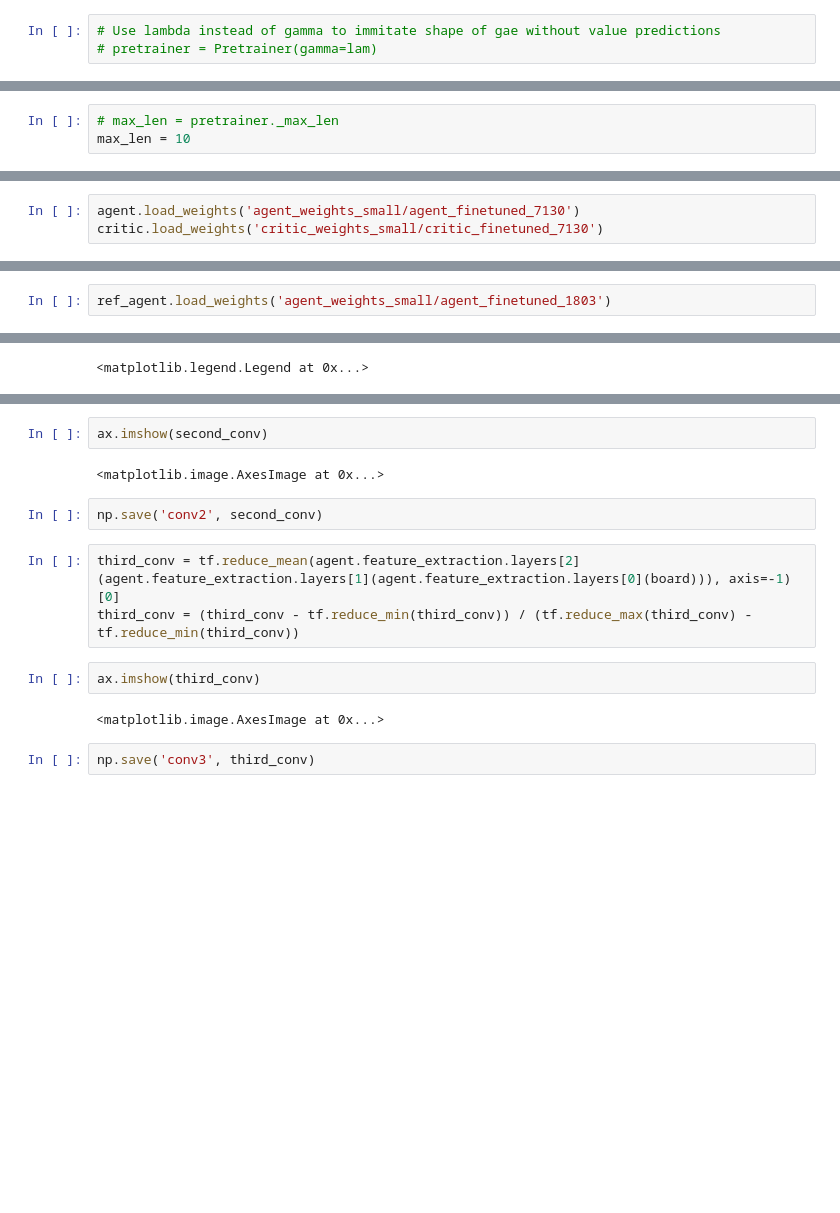
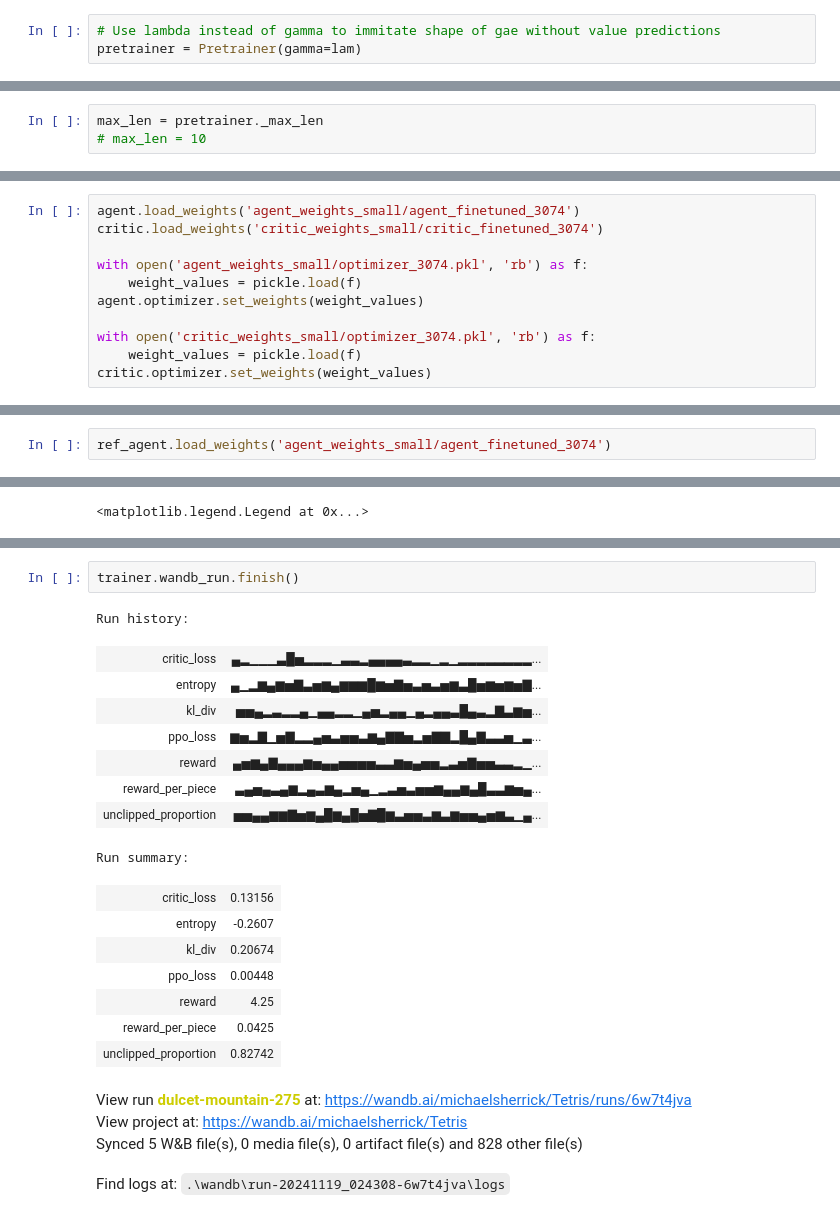
Before and after one commit to m-sher/QTris, a Jupyter notebook: Notebook.ipynb, the cells around one changed output, grey strips where cells are left out. Saved outputs shown, nothing was run; the diff lists cells and outputs as text; blank space fills up the shorter version.

```diff
--- a/Notebook.ipynb
+++ b/Notebook.ipynb
@@ -19,5 +19,5 @@ lam = 0.95
 temperature = 1.0
 # %%
 # Use lambda instead of gamma to immitate shape of gae without value predictions
-# pretrainer = Pretrainer(gamma=lam)
+pretrainer = Pretrainer(gamma=lam)
 # %%
@@ -27,4 +29,4 @@ temperature = 1.0
 # %%
-# max_len = pretrainer._max_len
-max_len = 10
+max_len = pretrainer._max_len
+# max_len = 10
 # %%
@@ -108,3 +112,11 @@ _________________________________________________________________
 # %%
-agent.load_weights('agent_weights_small/agent_finetuned_7130')
-critic.load_weights('critic_weights_small/critic_finetuned_7130')
+agent.load_weights('agent_weights_small/agent_finetuned_3074')
+critic.load_weights('critic_weights_small/critic_finetuned_3074')
+
+with open('agent_weights_small/optimizer_3074.pkl', 'rb') as f:
+    weight_values = pickle.load(f)
+agent.optimizer.set_weights(weight_values)
+
+with open('critic_weights_small/optimizer_3074.pkl', 'rb') as f:
+    weight_values = pickle.load(f)
+critic.optimizer.set_weights(weight_values)
@@ -128,7 +138,7 @@ tf.shape(logits), tf.shape(piece_scores), tf.shape(key_scores)
  <tf.Tensor: shape=(5,), dtype=int32, numpy=array([ 4,  1,  4,  7, 70])>,
  <tf.Tensor: shape=(5,), dtype=int32, numpy=array([ 4,  1,  4, 10,  7])>)
 # %%
-ref_agent.load_weights('agent_weights_small/agent_finetuned_1803')
+ref_agent.load_weights('agent_weights_small/agent_finetuned_3074')
 # %% [output]
 <tensorflow.python.checkpoint.checkpoint.CheckpointLoadStatus at 0x...>
 # %%
@@ -244,15 +247,23 @@ second_conv = (second_conv - tf.reduce_min(second_conv)) / (tf.reduce_max(second
-# %%
-ax.imshow(second_conv)
-# %% [output]
-<matplotlib.image.AxesImage at 0x...>
-# %%
-np.save('conv2', second_conv)
-# %%
-third_conv = tf.reduce_mean(agent.feature_extraction.layers[2](agent.feature_extraction.layers[1](agent.feature_extraction.layers[0](board))), axis=-1)[0]
-third_conv = (third_conv - tf.reduce_min(third_conv)) / (tf.reduce_max(third_conv) - tf.reduce_min(third_conv))
-# %%
-ax.imshow(third_conv)
-# %% [output]
-<matplotlib.image.AxesImage at 0x...>
-# %%
-np.save('conv3', third_conv)
+# %%
+trainer.wandb_run.finish()
+# %% [output]
+Run history:
+| critic_loss | ▄▂▁▁▁▃█▅▂▂▂▁▃▃▂▄▄▄▄▃▂▂▁▂▁▂▂▂▂▂▂▂▂... |
+| entropy | ▄▁▂▆▄▆▅▇▃▅▆▄▆▆▆█▆▅▇▅▃▅▃▅▆▃█▅▆▅▆▅▇... |
+| kl_div | ▅▅▄▂▃▂▂▄▁▄▄▂▂▁▄▅▂▄▄▁▄▂▄▄▃█▄▃▂▇▃▆▅... |
+| ppo_loss | ▆▅▂▇▁▅▇▂▂▄▅▃▅▅▃▆▄▇▇▅▂▅▇▇▂█▄▇▃▃▅▁▃... |
+| reward | ▄▅▆▄▇▄▄▄▆▅▄▄▅▅▅▅▃▃▆▅▄▅▅▂▃▅▇▅▅▃▃▂▁... |
+| reward_per_piece | ▃▄▅▄▃▄▆▂▄▃▆▄▂▅▄▁▂▃▅▃▅▅▆▄▄▆▄█▃▃▆▅▄... |
+| unclipped_proportion | ▅▅▄▄▆▆▇▅▆▄█▆▄█▅▇█▆▃▅▅▃▆▃▆▅▅▄▅▆▃▁▄... |
+Run summary:
+| critic_loss | 0.13156 |
+| entropy | -0.2607 |
+| kl_div | 0.20674 |
+| ppo_loss | 0.00448 |
+| reward | 4.25 |
+| reward_per_piece | 0.0425 |
+| unclipped_proportion | 0.82742 |
+View run dulcet-mountain-275 at: https://wandb.ai/michaelsherrick/Tetris/runs/6w7t4jva
+View project at: https://wandb.ai/michaelsherrick/Tetris
+Synced 5 W&B file(s), 0 media file(s), 0 artifact file(s) and 828 other file(s)
+Find logs at: .\wandb\run-20241119_024308-6w7t4jva\logs
```
Also changed, not shown: parts of 27 cells of this notebook.
